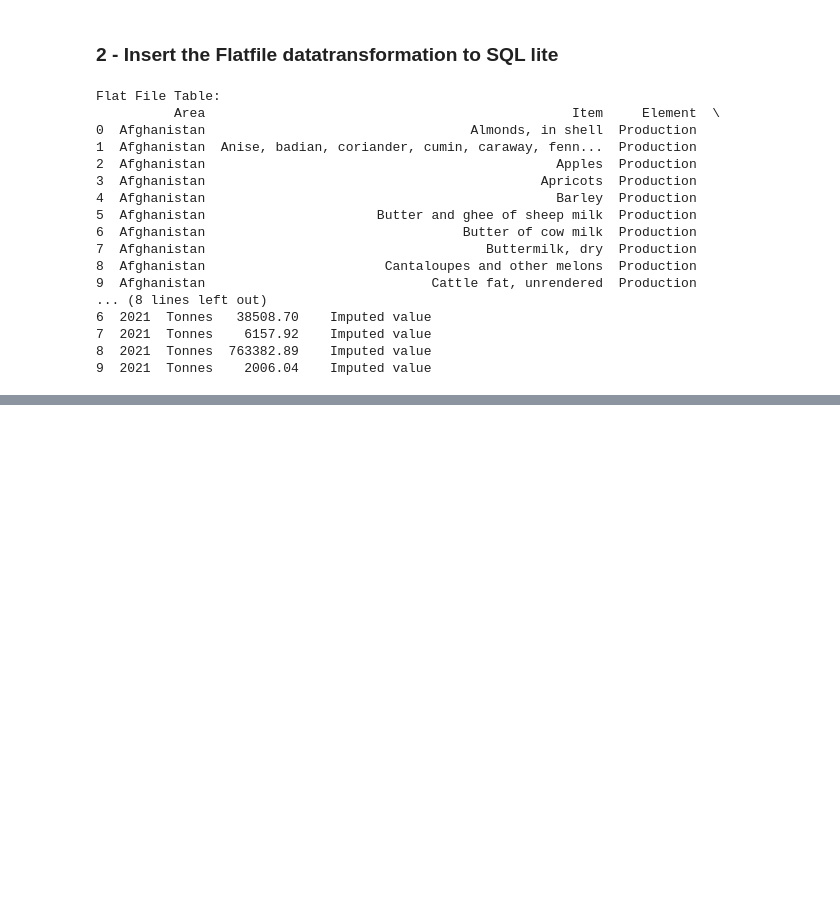
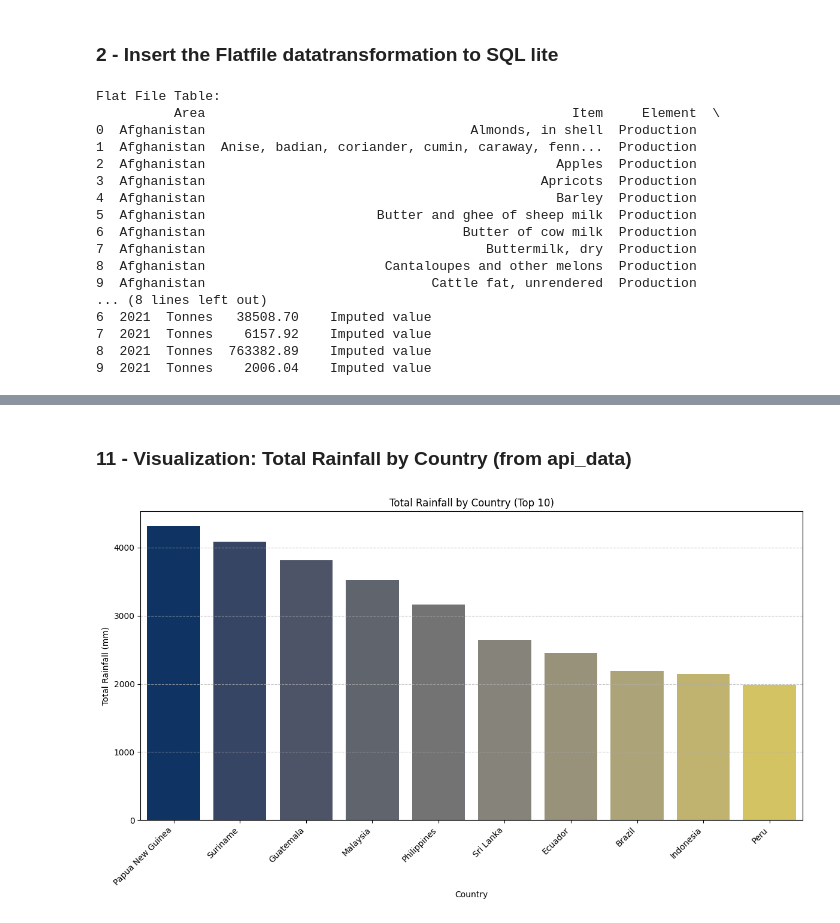
Before and after one commit to surenther/Data-Wrangling, a Jupyter notebook: Week 11-12/Final Project/Surenther_DSC540_Milestone5.ipynb, the cells around one changed output, grey strips where cells are left out. Drawn from its saved outputs; the diff is of its cells as text; code cells hidden in the pictures; blank space fills up the shorter version.

```diff
--- a/Week 11-12/Final Project/Surenther_DSC540_Milestone5.ipynb
+++ b/Week 11-12/Final Project/Surenther_DSC540_Milestone5.ipynb
@@ -65,0 +257,18 @@ Flat File Table:
+# %% [markdown]
+### 11 - Visualization: Total Rainfall by Country (from api_data)
+# %%
+# Select top N countries by total rainfall
+top_rain_countries = merged_df.groupby('Area')['Total_Rainfall_mm'].sum().nlargest(10).index
+df_rain_plot = merged_df[merged_df['Area'].isin(top_rain_countries)].drop_duplicates(subset=['Area', 'Total_Rainfall_mm'])
+
+plt.figure(figsize=(12, 7))
+sns.barplot(x='Area', y='Total_Rainfall_mm', data=df_rain_plot.sort_values(by='Total_Rainfall_mm', ascending=False), palette='cividis')
+plt.title('Total Rainfall by Country (Top 10)')
+plt.xlabel('Country')
+plt.ylabel('Total Rainfall (mm)')
+plt.xticks(rotation=45, ha='right')
+plt.grid(axis='y', linestyle='--', alpha=0.7)
+plt.tight_layout()
+plt.show()
+# %% [output]
+[figure, added]
```
Also changed, not shown: parts of 26 cells of this notebook.
